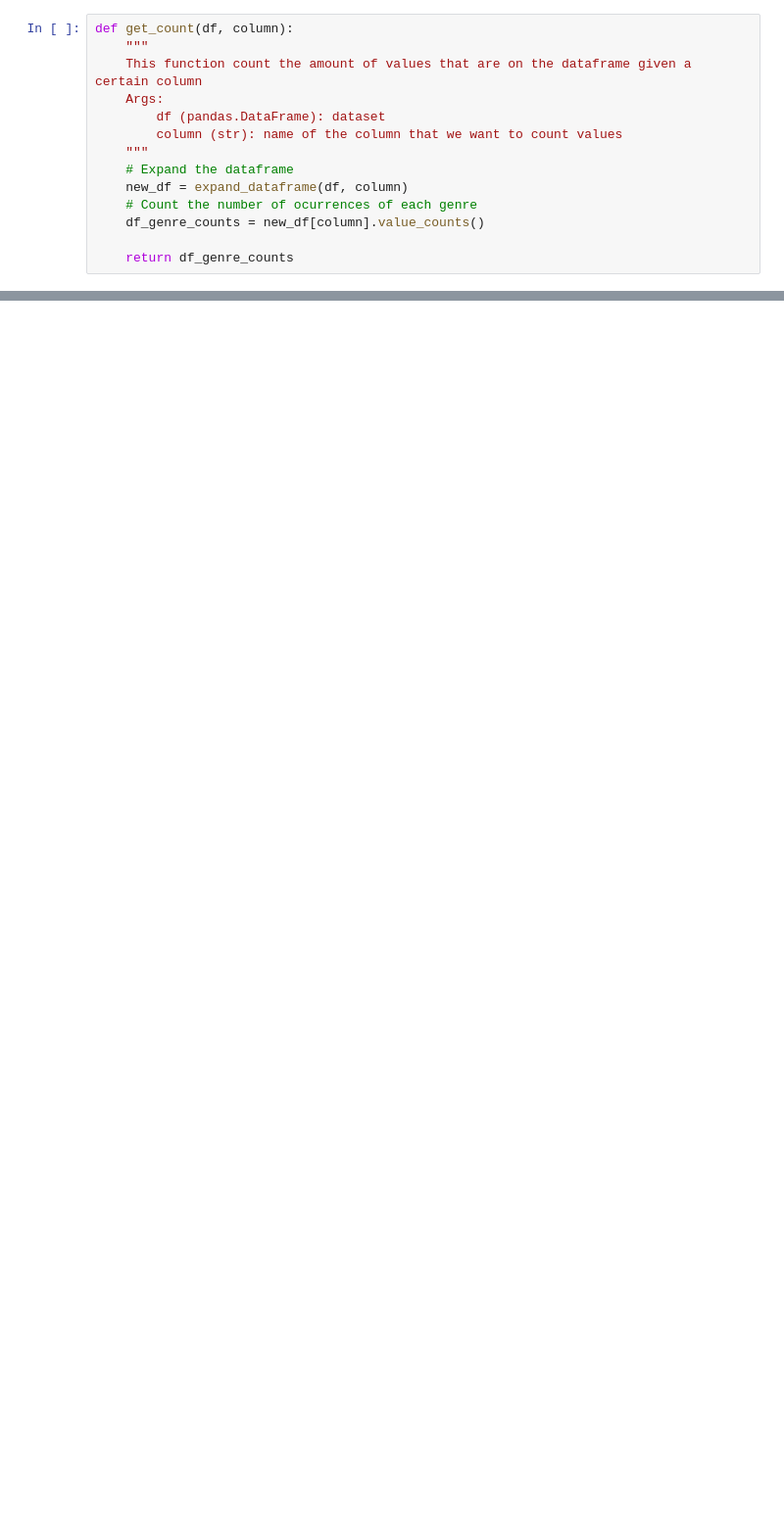
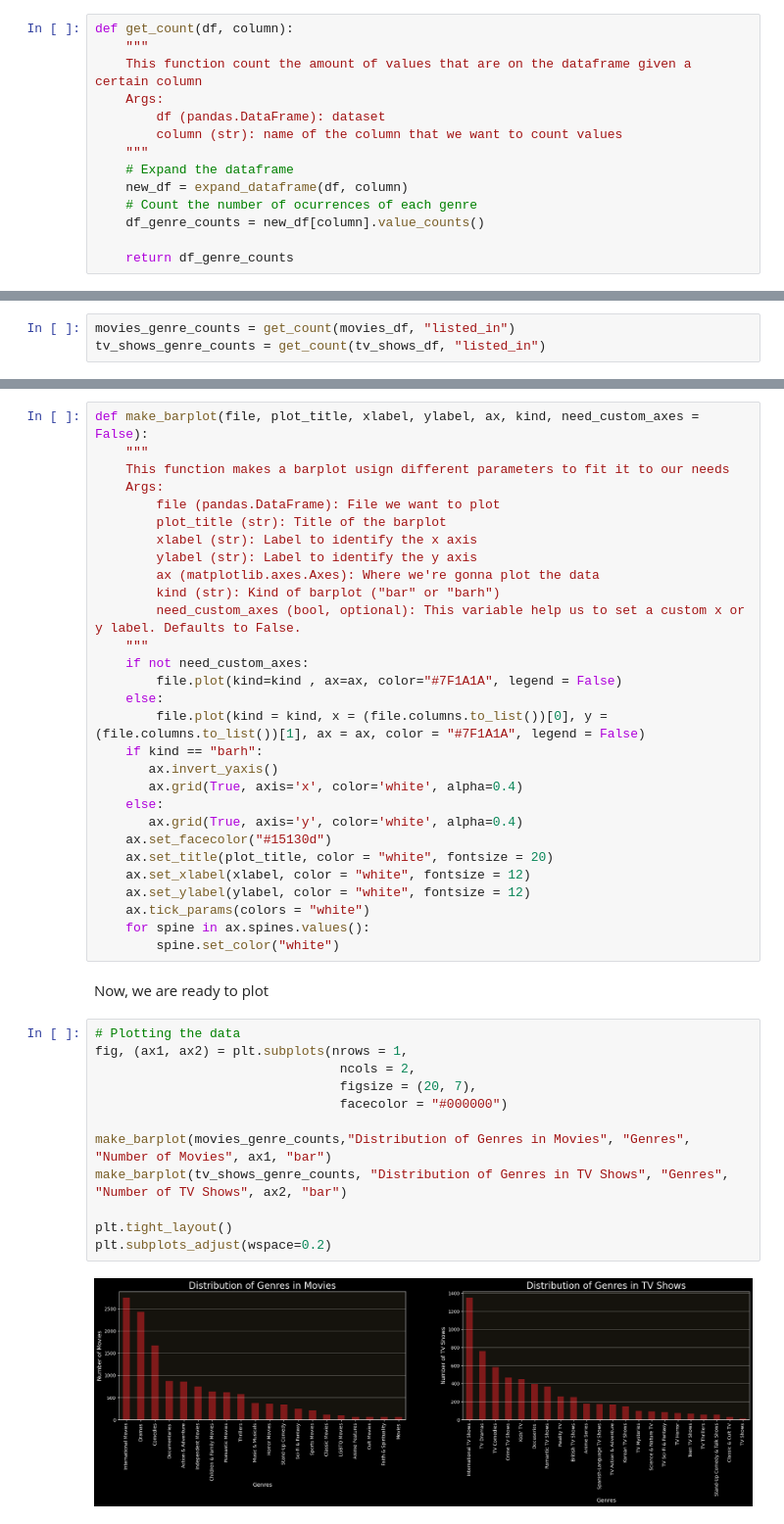
Before and after one commit to imelinc/eda-project, a Jupyter notebook: eda-project.ipynb, the cells around one changed output, grey strips where cells are left out. Shown at 98% size. Saved outputs shown, nothing was run; the diff lists cells and outputs as text; blank space fills up the shorter version.

Commit message:
Finished the genre dist

```diff
--- a/eda-project.ipynb
+++ b/eda-project.ipynb
@@ -201,0 +223,3 @@ def get_count(df, column):
+# %%
+movies_genre_counts = get_count(movies_df, "listed_in")
+tv_shows_genre_counts = get_count(tv_shows_df, "listed_in")
@@ -201,0 +271,45 @@ def get_count(df, column):
+# %%
+def make_barplot(file, plot_title, xlabel, ylabel, ax, kind, need_custom_axes = False):
+    """
+    This function makes a barplot usign different parameters to fit it to our needs
+    Args:
+        file (pandas.DataFrame): File we want to plot
+        plot_title (str): Title of the barplot
+        xlabel (str): Label to identify the x axis
+        ylabel (str): Label to identify the y axis
+        ax (matplotlib.axes.Axes): Where we're gonna plot the data
+        kind (str): Kind of barplot ("bar" or "barh")
+        need_custom_axes (bool, optional): This variable help us to set a custom x or y label. Defaults to False.
+    """
+    if not need_custom_axes:
+        file.plot(kind=kind , ax=ax, color="#7F1A1A", legend = False)
+    else:
+        file.plot(kind = kind, x = (file.columns.to_list())[0], y = (file.columns.to_list())[1], ax = ax, color = "#7F1A1A", legend = False)
+    if kind == "barh":
+       ax.invert_yaxis()
+       ax.grid(True, axis='x', color='white', alpha=0.4)
+    else:
+       ax.grid(True, axis='y', color='white', alpha=0.4)
+    ax.set_facecolor("#15130d")
+    ax.set_title(plot_title, color = "white", fontsize = 20)
+    ax.set_xlabel(xlabel, color = "white", fontsize = 12)
+    ax.set_ylabel(ylabel, color = "white", fontsize = 12)
+    ax.tick_params(colors = "white")
+    for spine in ax.spines.values():
+        spine.set_color("white")
+# %% [markdown]
+Now, we are ready to plot
+# %%
+# Plotting the data
+fig, (ax1, ax2) = plt.subplots(nrows = 1,
+                                ncols = 2,
+                                figsize = (20, 7),
+                                facecolor = "#000000")
+
+make_barplot(movies_genre_counts,"Distribution of Genres in Movies", "Genres", "Number of Movies", ax1, "bar")
+make_barplot(tv_shows_genre_counts, "Distribution of Genres in TV Shows", "Genres", "Number of TV Shows", ax2, "bar")
+
+plt.tight_layout()
+plt.subplots_adjust(wspace=0.2)
+# %% [output]
+[figure, added]
```
Also changed, not shown: parts of 12 cells of this notebook.
